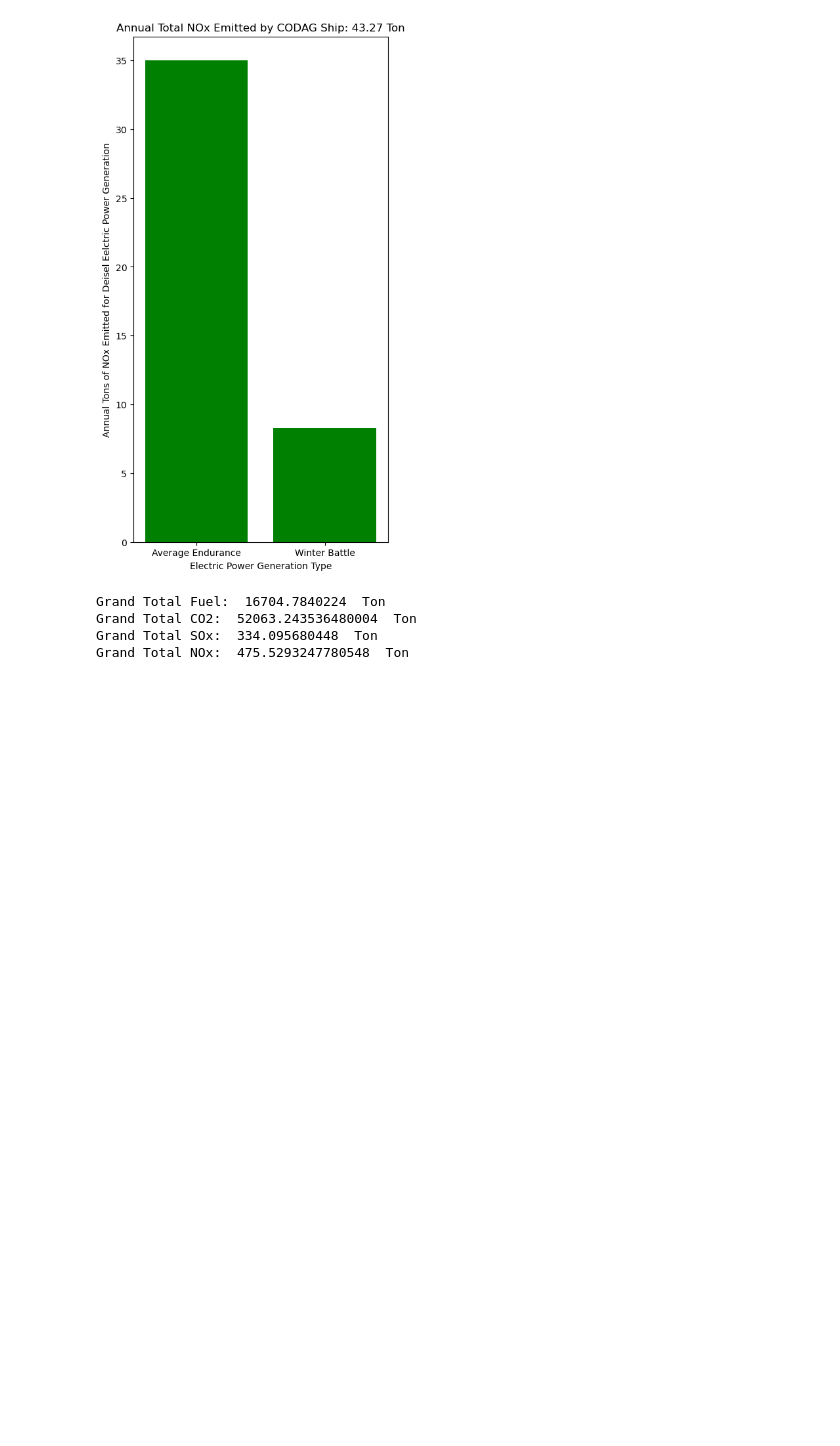
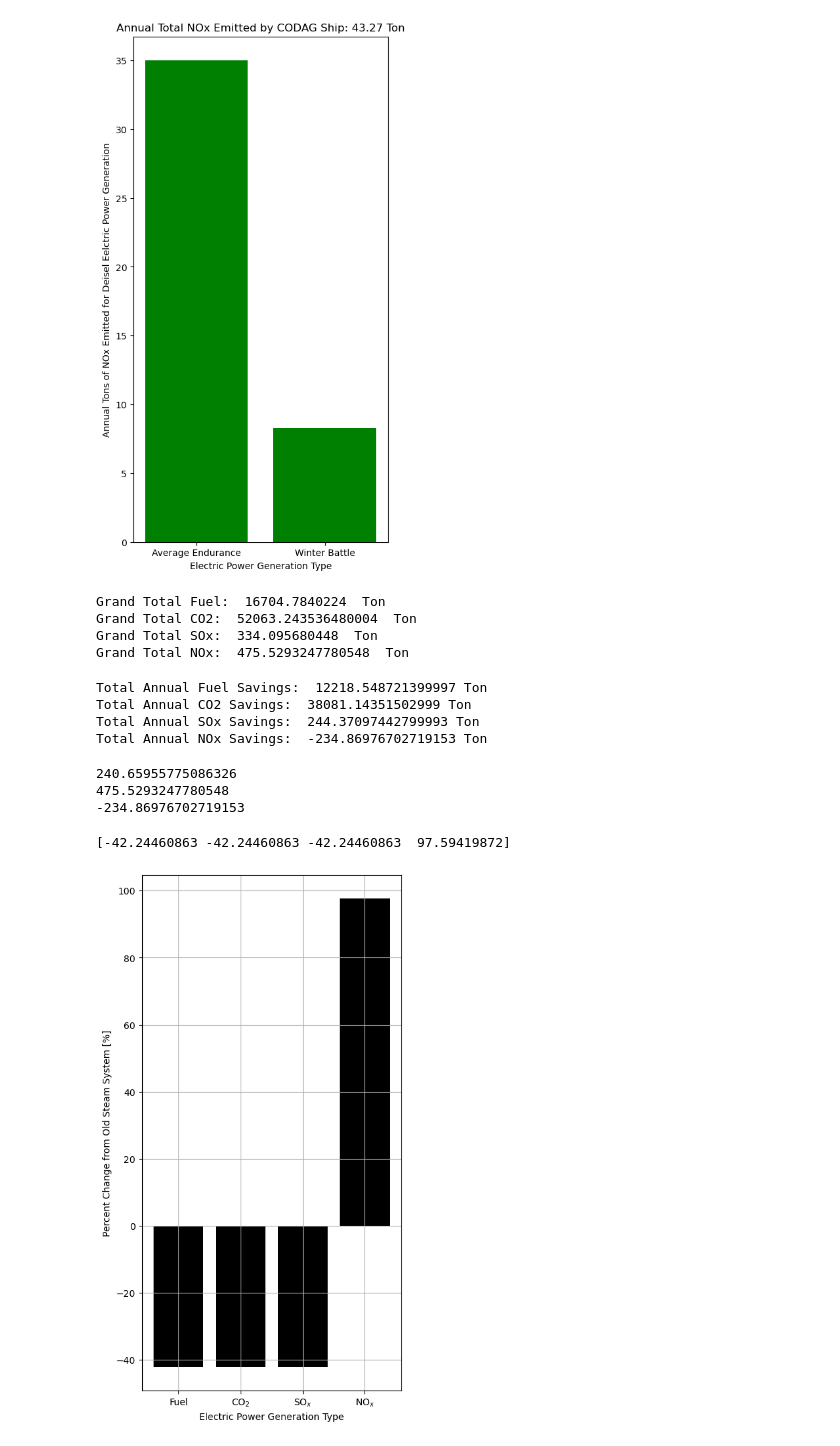
Before and after one commit to vandelij/marine_propulsion, a Jupyter notebook: final_project.ipynb, the cells around one changed output. Cells and saved outputs as stored; diff of their text form; code cells hidden in the pictures; blank space fills up the shorter version.

```diff
--- a/final_project.ipynb
+++ b/final_project.ipynb
@@ -617,3 +621,46 @@ Grand Total Fuel:  16704.7840224  Ton
 Grand Total CO2:  52063.243536480004  Ton
 Grand Total SOx:  334.095680448  Ton
 Grand Total NOx:  475.5293247780548  Ton
+# %%
+# differences
+
+fuel_diff = m_grand_total_steam - total_fuelWE
+print('Total Annual Fuel Savings: ', fuel_diff/1000, 'Ton')
+
+CO2_diff = total_CO2_emission_steam - total_CO2WE
+print('Total Annual CO2 Savings: ', CO2_diff/1000, 'Ton')
+
+SOx_diff = total_SOx_emission_steam - total_SOxWE
+print('Total Annual SOx Savings: ', SOx_diff/1000, 'Ton')
+
+NOx_diff = (total_NOx_emission_elec+total_NOx_emission)*1000 - total_NOxWE
+print('Total Annual NOx Savings: ', NOx_diff/1000, 'Ton')
+# %% [output]
+Total Annual Fuel Savings:  12218.548721399997 Ton
+Total Annual CO2 Savings:  38081.14351502999 Ton
+Total Annual SOx Savings:  244.37097442799993 Ton
+Total Annual NOx Savings:  -234.86976702719153 Ton
+# %%
+print(total_NOx_emission_elec+total_NOx_emission)
+print(total_NOxWE/1000)
+print(NOx_diff/1000)
+# %% [output]
+240.65955775086326
+475.5293247780548
+-234.86976702719153
+# %%
+base = [1,2, 3,4]
+
+LABELS = ['Fuel', r'CO$_2$', r'SO$_x$', r'NO$_x$']
+plt.figure(figsize=(5, 10))
+diff_percent = 100*np.array([-fuel_diff/m_grand_total_steam, -CO2_diff/total_CO2_emission_steam, -SOx_diff/total_SOx_emission_steam, -NOx_diff/(1000*total_NOx_emission_elec+1000*total_NOx_emission)])
+print(diff_percent)
+plt.bar(base, diff_percent, align='center', color='black', width=.8)
+plt.grid()
+plt.xticks(base, LABELS)
+plt.xlabel('Electric Power Generation Type')
+plt.ylabel('Percent Change from Old Steam System [%]')
+plt.show()
+# %% [output]
+[-42.24460863 -42.24460863 -42.24460863  97.59419872]
+[figure, added]
```
Also changed, not shown: parts of 5 cells of this notebook.
